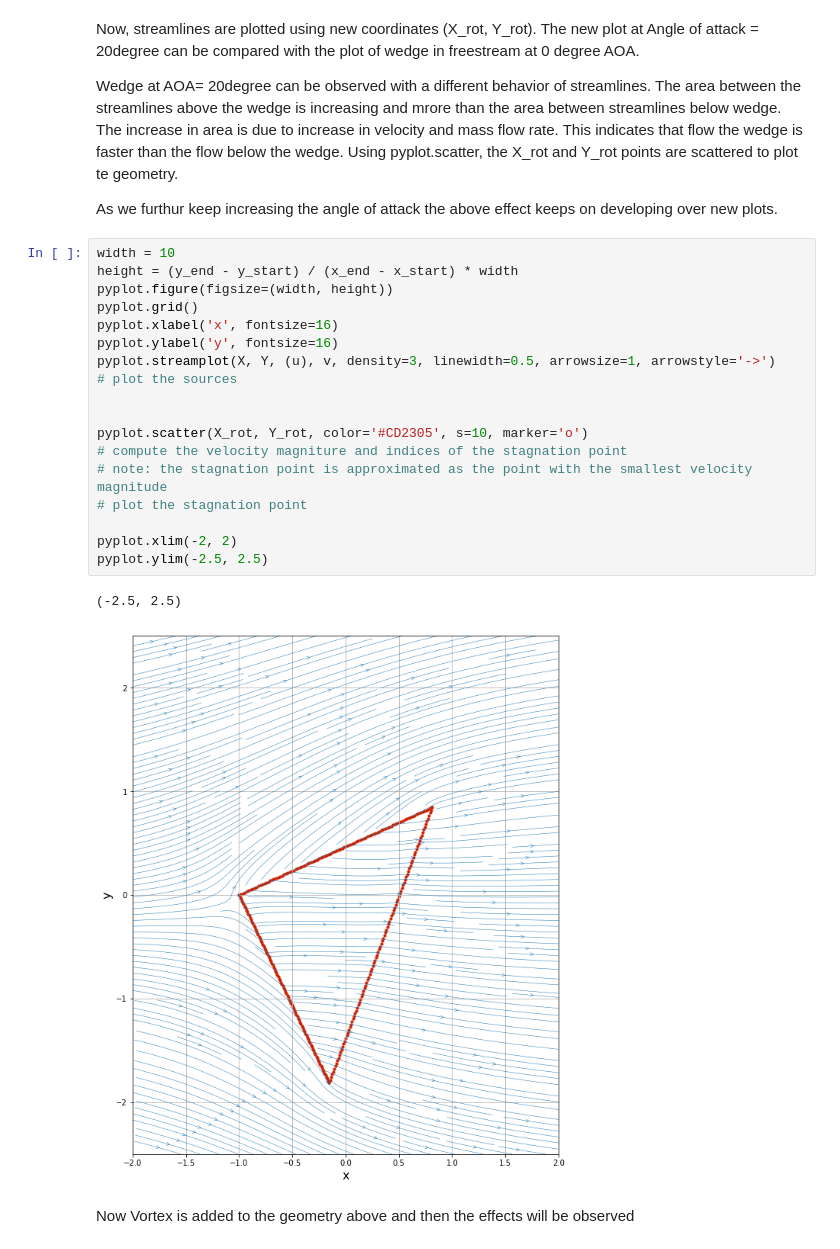
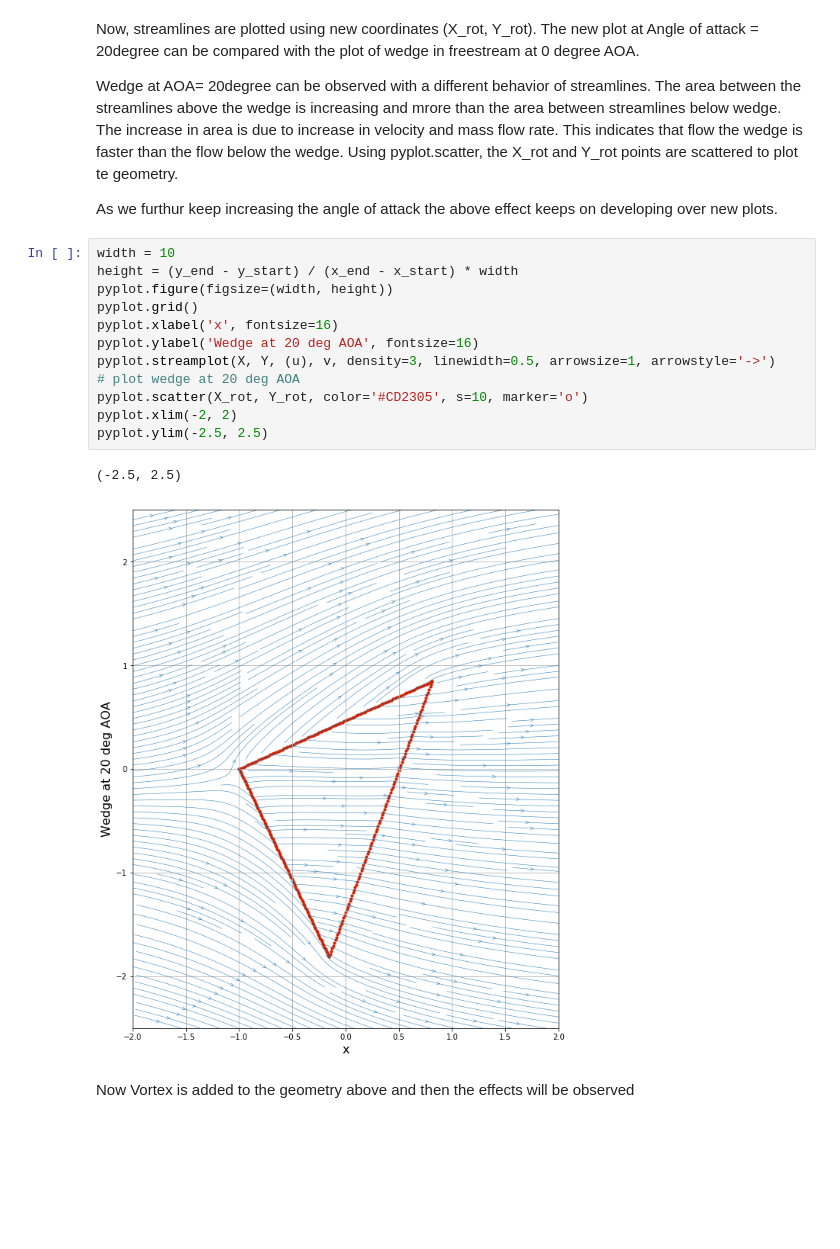
Before and after one commit to barbagroup/AeroPython-studentprojects2018, a Jupyter notebook: anmol035/project_2018.ipynb, the cells around one changed output. Cells and saved outputs as stored; diff of their text form; blank space fills up the shorter version.

```diff
--- a/anmol035/project_2018.ipynb
+++ b/anmol035/project_2018.ipynb
@@ -295,24 +293,18 @@ As we furthur keep increasing the angle of attack the above effect keeps on deve
 # %%
 width = 10
 height = (y_end - y_start) / (x_end - x_start) * width
 pyplot.figure(figsize=(width, height))
 pyplot.grid()
 pyplot.xlabel('x', fontsize=16)
-pyplot.ylabel('y', fontsize=16)
+pyplot.ylabel('Wedge at 20 deg AOA', fontsize=16)
 pyplot.streamplot(X, Y, (u), v, density=3, linewidth=0.5, arrowsize=1, arrowstyle='->')
-# plot the sources
-
-
+# plot wedge at 20 deg AOA
 pyplot.scatter(X_rot, Y_rot, color='#CD2305', s=10, marker='o')
-# compute the velocity magniture and indices of the stagnation point
-# note: the stagnation point is approximated as the point with the smallest velocity magnitude
-# plot the stagnation point
-
 pyplot.xlim(-2, 2)
 pyplot.ylim(-2.5, 2.5)
 # %% [output]
 (-2.5, 2.5)
-[figure, old version]
+[figure, new version]
 # %% [markdown]
 Now Vortex is added to the geometry above and then the effects will be observed
 # %% [markdown]
```
Also changed, not shown: parts of 10 cells of this notebook.
